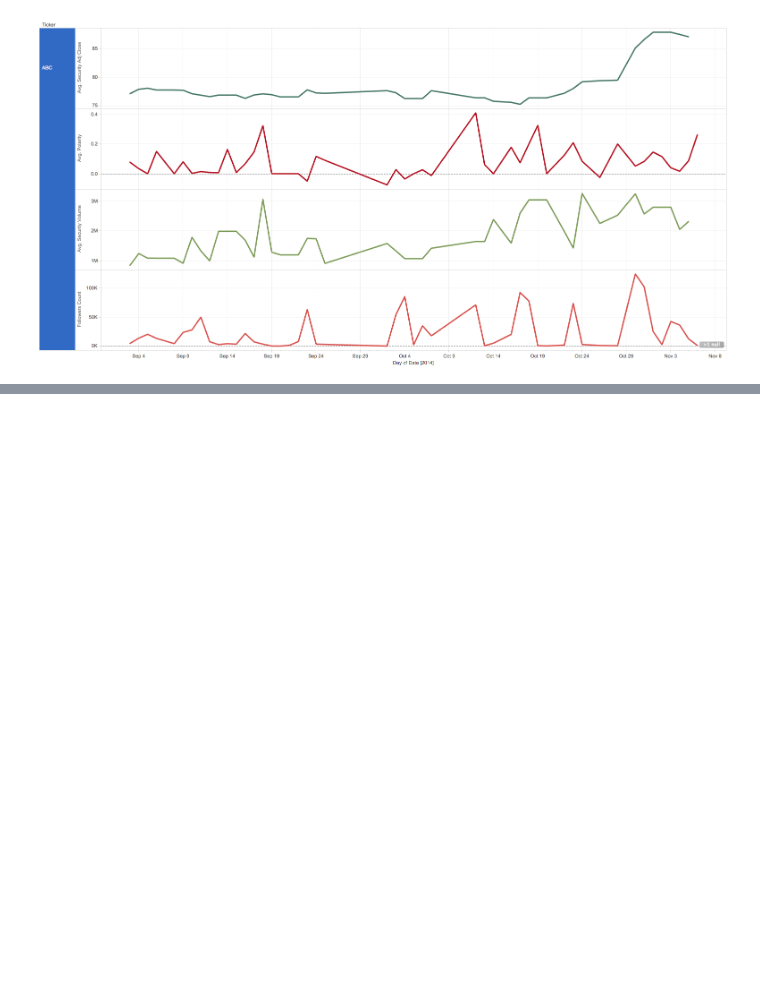
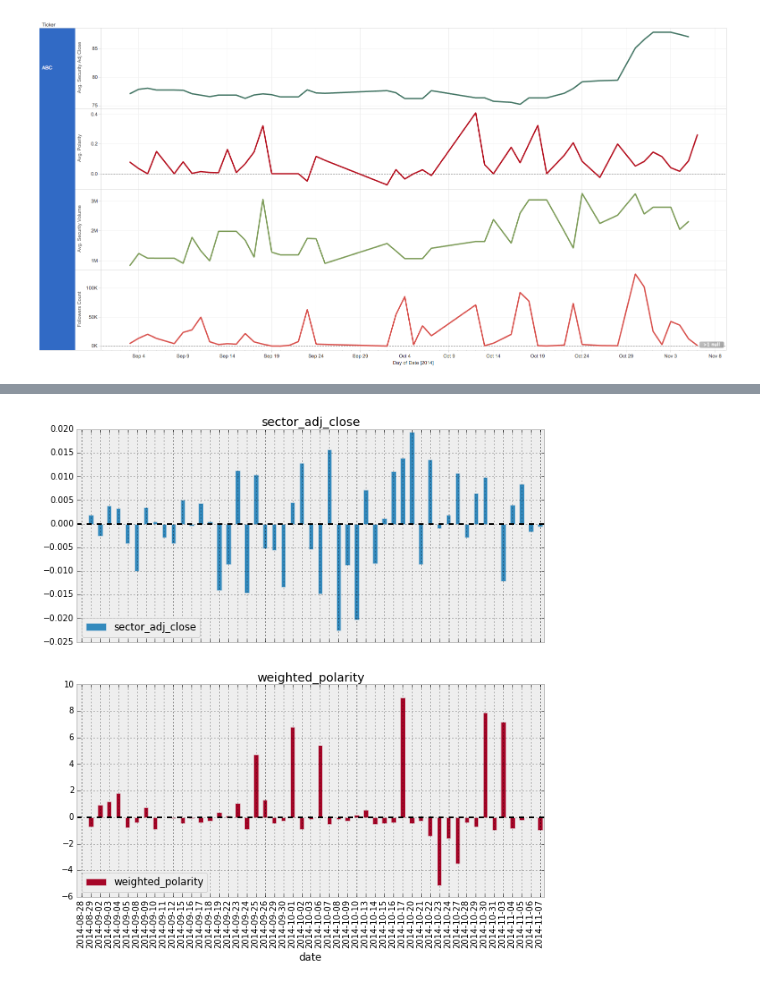
Before and after one commit to bcutrell/ga_data_science, a Jupyter notebook: final_project/equitweet.ipynb, the cells around one changed output, grey strips where cells are left out. Drawn from its saved outputs; the diff is of its cells as text; code cells hidden in the pictures; blank space fills up the shorter version.

```diff
--- a/final_project/equitweet.ipynb
+++ b/final_project/equitweet.ipynb
@@ -468,0 +539,4 @@ run_pct_chg_graph_for('Industrials')
+# %%
+run_pct_chg_graph_for('Consumer Discretionary')
+# %% [output]
+[figure, added]
```
Also changed, not shown: parts of 17 cells of this notebook, 7 other files.
